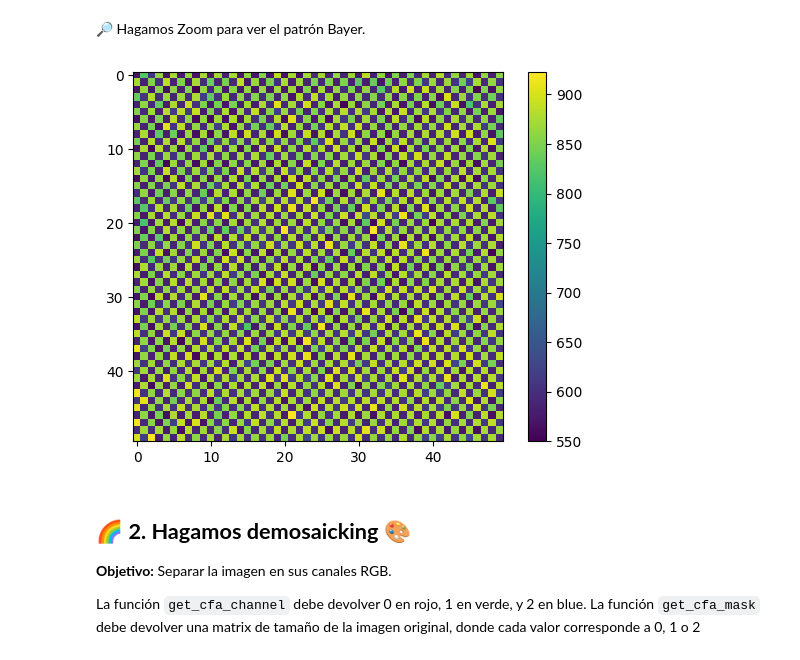
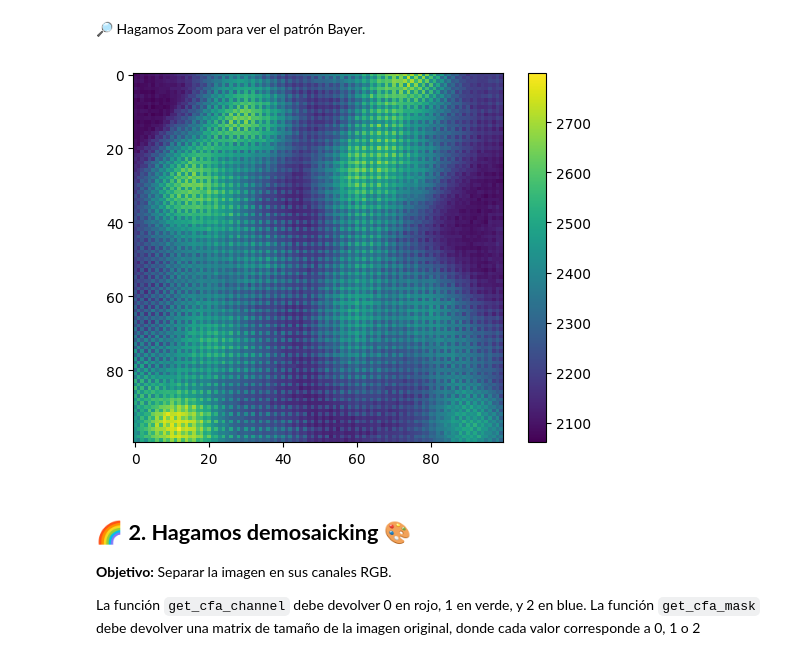
Before and after one commit to AndreaBernal00/Hands-on-Computer-Vision, a Jupyter notebook: sesiones/sesion2/Sesion2_1_Demosaicking.ipynb, the cells around one changed output. Drawn from its saved outputs; the diff is of its cells as text; code cells hidden in the pictures.

```diff
--- a/sesiones/sesion2/Sesion2_1_Demosaicking.ipynb
+++ b/sesiones/sesion2/Sesion2_1_Demosaicking.ipynb
@@ -38,7 +38,7 @@ from scipy.ndimage import convolve
 Los raw disponibles son `raw.CR2`, `raw_Canon.CR2`, `raw_Canon2.CR2`, `raw_GOPRO1.dng`, `raw_GOPRO2.dng`, `raw_Nikon.NEF`.
 # %%
 # @title Seleeciona el archivo raw
-raw_file = "raw.CR2"  # @param {type:"string"}
+raw_file = "raw_Canon.CR2"  # @param {type:"string"}
 # %%
 # @title descargar raw
 raw_files = {
@@ -79,11 +85,11 @@ NameError: name 'rawpy' is not defined
 # %% [markdown]
 🔎 Hagamos Zoom para ver el patrón Bayer.
 # %%
-plt.imshow(image[250:300, 200:250]) # 🛠️ Cambia los valores para explorar otras regiones
+plt.imshow(image[2500:2600, 3900:4000]) # 🛠️ Cambia los valores para explorar otras regiones
 plt.colorbar()
 plt.show()
 # %% [output]
-[figure, old version]
+[figure, new version]
 # %% [markdown]
 ## 🌈 **2. Hagamos demosaicking** <a name="tema3"></a> 🎨
 
```
Also changed, not shown: parts of 7 cells of this notebook.
